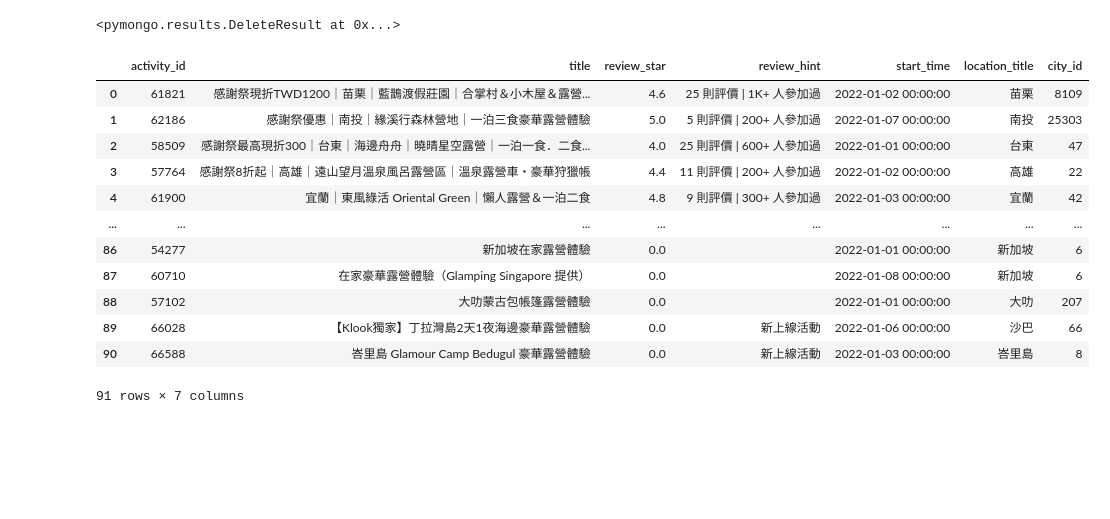
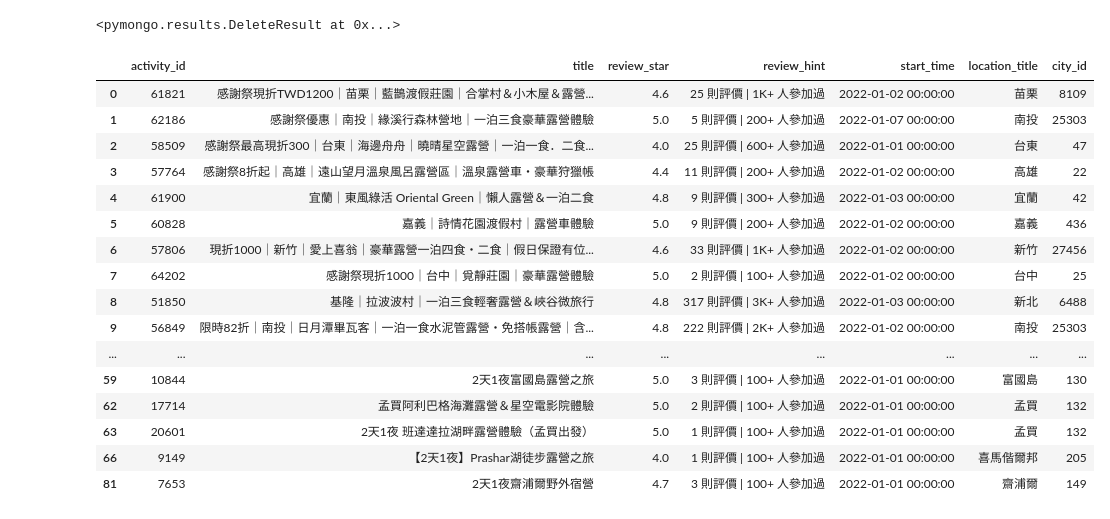
Before and after one commit to dot1258/kkday--task, a Jupyter notebook: test.ipynb, the cells around one changed output. Cells and saved outputs as stored; diff of their text form; code cells hidden in the pictures; blank space fills up the shorter version.

```diff
--- a/test.ipynb
+++ b/test.ipynb
@@ -40,22 +41,28 @@ class klook_scraper():
 m.connection['kkday']['klook_data'].delete_many({})
 # %% [output]
 <pymongo.results.DeleteResult at 0x...>
+# %%
+final_result['review_star'] = final_result['review_star'].astype(float)
 # %%
-final_result[['activity_id','title','review_star','review_hint','start_time','location_title','city_id']]
+final_result[['activity_id','title','review_star','review_hint','start_time','location_title','city_id']].query('review_star>=4')
 # %% [output]
 |  | activity_id | title | review_star | review_hint | start_time | location_title | city_id |
 | 0 | 61821 | 感謝祭現折TWD1200｜苗栗｜藍鵲渡假莊園｜合掌村＆小木屋＆露營... | 4.6 | 25 則評價 | 1K+ 人參加過 | 2022-01-02 00:00:00 | 苗栗 | 8109 |
 | 1 | 62186 | 感謝祭優惠｜南投｜緣溪行森林營地｜一泊三食豪華露營體驗 | 5.0 | 5 則評價 | 200+ 人參加過 | 2022-01-07 00:00:00 | 南投 | 25303 |
 | 2 | 58509 | 感謝祭最高現折300｜台東｜海邊舟舟｜曉晴星空露營｜一泊一食．二食... | 4.0 | 25 則評價 | 600+ 人參加過 | 2022-01-01 00:00:00 | 台東 | 47 |
 | 3 | 57764 | 感謝祭8折起｜高雄｜遠山望月溫泉風呂露營區｜溫泉露營車・豪華狩獵帳 | 4.4 | 11 則評價 | 200+ 人參加過 | 2022-01-02 00:00:00 | 高雄 | 22 |
 | 4 | 61900 | 宜蘭｜東風綠活 Oriental Green｜懶人露營＆一泊二食 | 4.8 | 9 則評價 | 300+ 人參加過 | 2022-01-03 00:00:00 | 宜蘭 | 42 |
+| 5 | 60828 | 嘉義｜詩情花園渡假村｜露營車體驗 | 5.0 | 9 則評價 | 200+ 人參加過 | 2022-01-02 00:00:00 | 嘉義 | 436 |
+| 6 | 57806 | 現折1000｜新竹｜愛上喜翁｜豪華露營一泊四食・二食｜假日保證有位... | 4.6 | 33 則評價 | 1K+ 人參加過 | 2022-01-02 00:00:00 | 新竹 | 27456 |
+| 7 | 64202 | 感謝祭現折1000｜台中｜覓靜莊園｜豪華露營體驗 | 5.0 | 2 則評價 | 100+ 人參加過 | 2022-01-02 00:00:00 | 台中 | 25 |
+| 8 | 51850 | 基隆｜拉波波村｜一泊三食輕奢露營＆峽谷微旅行 | 4.8 | 317 則評價 | 3K+ 人參加過 | 2022-01-03 00:00:00 | 新北 | 6488 |
+| 9 | 56849 | 限時82折｜南投｜日月潭畢瓦客｜一泊一食水泥管露營・免搭帳露營｜含... | 4.8 | 222 則評價 | 2K+ 人參加過 | 2022-01-02 00:00:00 | 南投 | 25303 |
 | ... | ... | ... | ... | ... | ... | ... | ... |
-| 86 | 54277 | 新加坡在家露營體驗 | 0.0 |  | 2022-01-01 00:00:00 | 新加坡 | 6 |
-| 87 | 60710 | 在家豪華露營體驗（Glamping Singapore 提供） | 0.0 |  | 2022-01-08 00:00:00 | 新加坡 | 6 |
-| 88 | 57102 | 大叻蒙古包帳篷露營體驗 | 0.0 |  | 2022-01-01 00:00:00 | 大叻 | 207 |
-| 89 | 66028 | 【Klook獨家】丁拉灣島2天1夜海邊豪華露營體驗 | 0.0 | 新上線活動 | 2022-01-06 00:00:00 | 沙巴 | 66 |
-| 90 | 66588 | 峇里島 Glamour Camp Bedugul 豪華露營體驗 | 0.0 | 新上線活動 | 2022-01-03 00:00:00 | 峇里島 | 8 |
+| 59 | 10844 | 2天1夜富國島露營之旅 | 5.0 | 3 則評價 | 100+ 人參加過 | 2022-01-01 00:00:00 | 富國島 | 130 |
+| 62 | 17714 | 孟買阿利巴格海灘露營＆星空電影院體驗 | 5.0 | 2 則評價 | 100+ 人參加過 | 2022-01-01 00:00:00 | 孟買 | 132 |
+| 63 | 20601 | 2天1夜 班達達拉湖畔露營體驗（孟買出發） | 5.0 | 1 則評價 | 100+ 人參加過 | 2022-01-01 00:00:00 | 孟買 | 132 |
+| 66 | 9149 | 【2天1夜】Prashar湖徒步露營之旅 | 4.0 | 1 則評價 | 100+ 人參加過 | 2022-01-01 00:00:00 | 喜馬偕爾邦 | 205 |
+| 81 | 7653 | 2天1夜齋浦爾野外宿營 | 4.7 | 3 則評價 | 100+ 人參加過 | 2022-01-01 00:00:00 | 齋浦爾 | 149 |
-91 rows × 7 columns
 # %%
 import sys
 # %%
```
Also changed, not shown: parts of 1 cell of this notebook, 2 other files.
